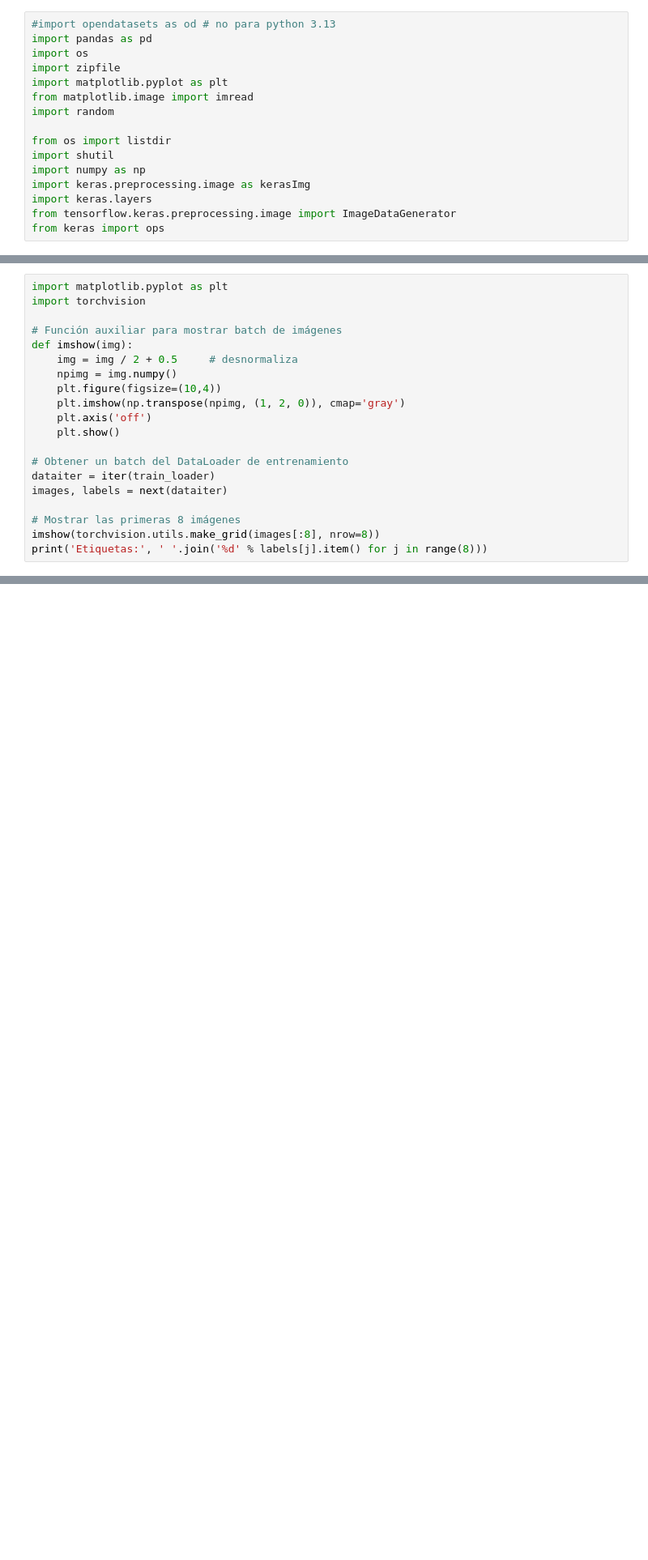
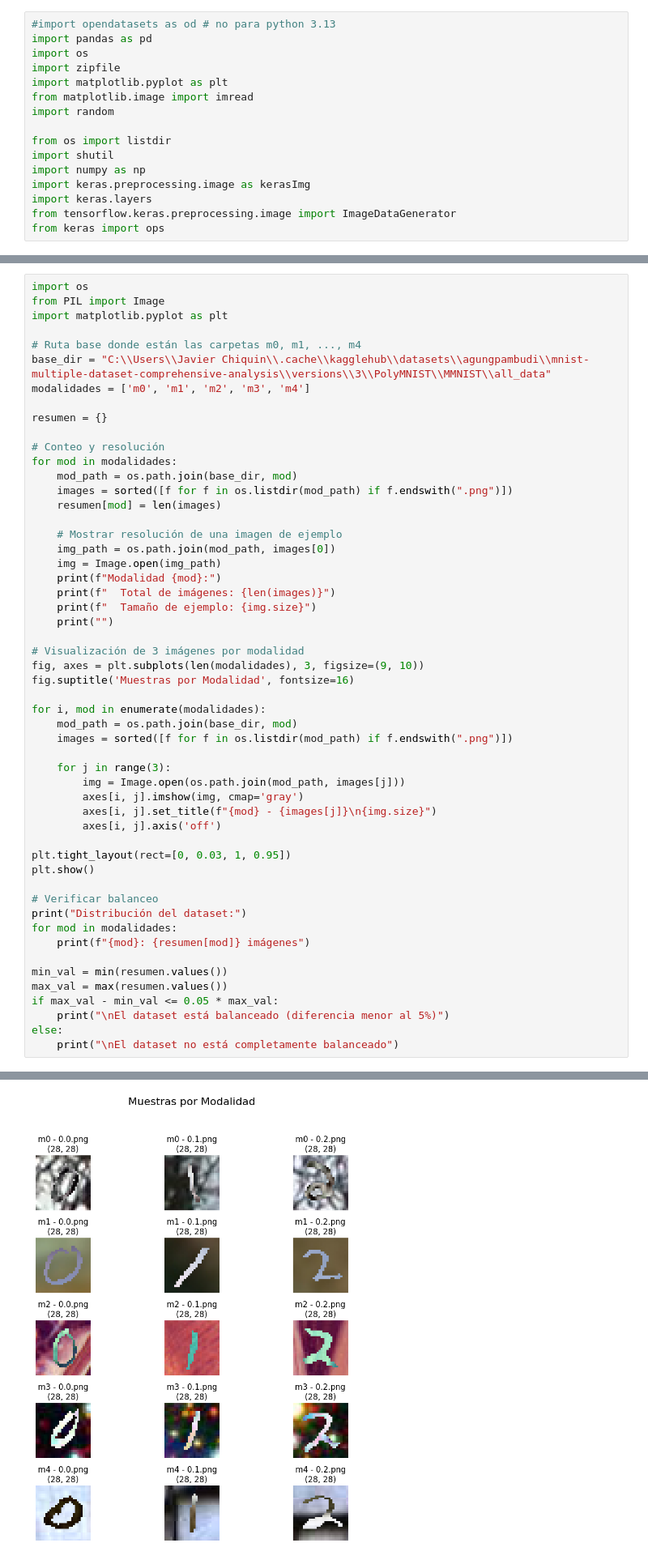
Before and after one commit to Saiyan-Javi/Laboratorio-3, a Jupyter notebook: Lab3.ipynb, the cells around one changed output, grey strips where cells are left out. Shown at 81% size. Saved outputs shown, nothing was run; the diff lists cells and outputs as text; blank space fills up the shorter version.

```diff
--- a/Lab3.ipynb
+++ b/Lab3.ipynb
@@ -192,20 +69,0 @@ Prueba: 60000
-# %%
-import matplotlib.pyplot as plt
-import torchvision
-
-# Función auxiliar para mostrar batch de imágenes
-def imshow(img):
-    img = img / 2 + 0.5     # desnormaliza
-    npimg = img.numpy()
-    plt.figure(figsize=(10,4))
-    plt.imshow(np.transpose(npimg, (1, 2, 0)), cmap='gray')
-    plt.axis('off')
-    plt.show()
-
-# Obtener un batch del DataLoader de entrenamiento
-dataiter = iter(train_loader)
-images, labels = next(dataiter)
-
-# Mostrar las primeras 8 imágenes
-imshow(torchvision.utils.make_grid(images[:8], nrow=8))
-print('Etiquetas:', ' '.join('%d' % labels[j].item() for j in range(8)))
@@ -307,0 +70,54 @@ SimpleNN(
+# %%
+import os
+from PIL import Image
+import matplotlib.pyplot as plt
+
+# Ruta base donde están las carpetas m0, m1, ..., m4
+base_dir = "C:\\Users\\Javier Chiquin\\.cache\\kagglehub\\datasets\\agungpambudi\\mnist-multiple-dataset-comprehensive-analysis\\versions\\3\\PolyMNIST\\MMNIST\\all_data"
+modalidades = ['m0', 'm1', 'm2', 'm3', 'm4']
+
+resumen = {}
+
+# Conteo y resolución
+for mod in modalidades:
+    mod_path = os.path.join(base_dir, mod)
+    images = sorted([f for f in os.listdir(mod_path) if f.endswith(".png")])
+    resumen[mod] = len(images)
+
+    # Mostrar resolución de una imagen de ejemplo
+    img_path = os.path.join(mod_path, images[0])
+    img = Image.open(img_path)
+    print(f"Modalidad {mod}:")
+    print(f"  Total de imágenes: {len(images)}")
+    print(f"  Tamaño de ejemplo: {img.size}")
+    print("")
+
+# Visualización de 3 imágenes por modalidad
+fig, axes = plt.subplots(len(modalidades), 3, figsize=(9, 10))
+fig.suptitle('Muestras por Modalidad', fontsize=16)
+
+for i, mod in enumerate(modalidades):
+    mod_path = os.path.join(base_dir, mod)
+    images = sorted([f for f in os.listdir(mod_path) if f.endswith(".png")])
+
+    for j in range(3):
+        img = Image.open(os.path.join(mod_path, images[j]))
+        axes[i, j].imshow(img, cmap='gray')
+        axes[i, j].set_title(f"{mod} - {images[j]}\n{img.size}")
+        axes[i, j].axis('off')
+
+plt.tight_layout(rect=[0, 0.03, 1, 0.95])
+plt.show()
+
+# Verificar balanceo
+print("Distribución del dataset:")
+for mod in modalidades:
+    print(f"{mod}: {resumen[mod]} imágenes")
+
+min_val = min(resumen.values())
+max_val = max(resumen.values())
+if max_val - min_val <= 0.05 * max_val:
+    print("\nEl dataset está balanceado (diferencia menor al 5%)")
+else:
+    print("\nEl dataset no está completamente balanceado")
+# %% [output]
@@ -307,0 +143 @@ SimpleNN(
+[figure, added]
```
Also changed, not shown: parts of 18 cells of this notebook.
